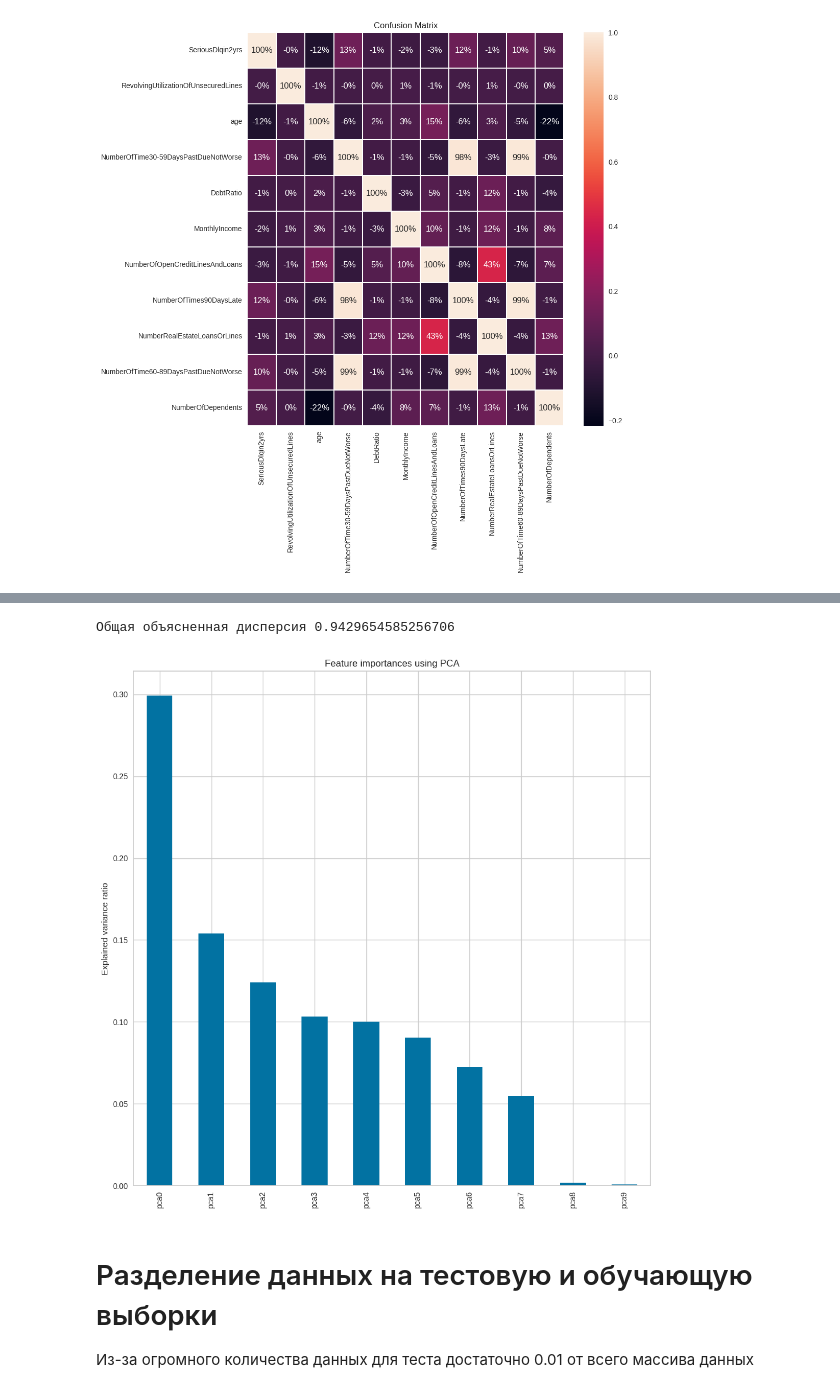
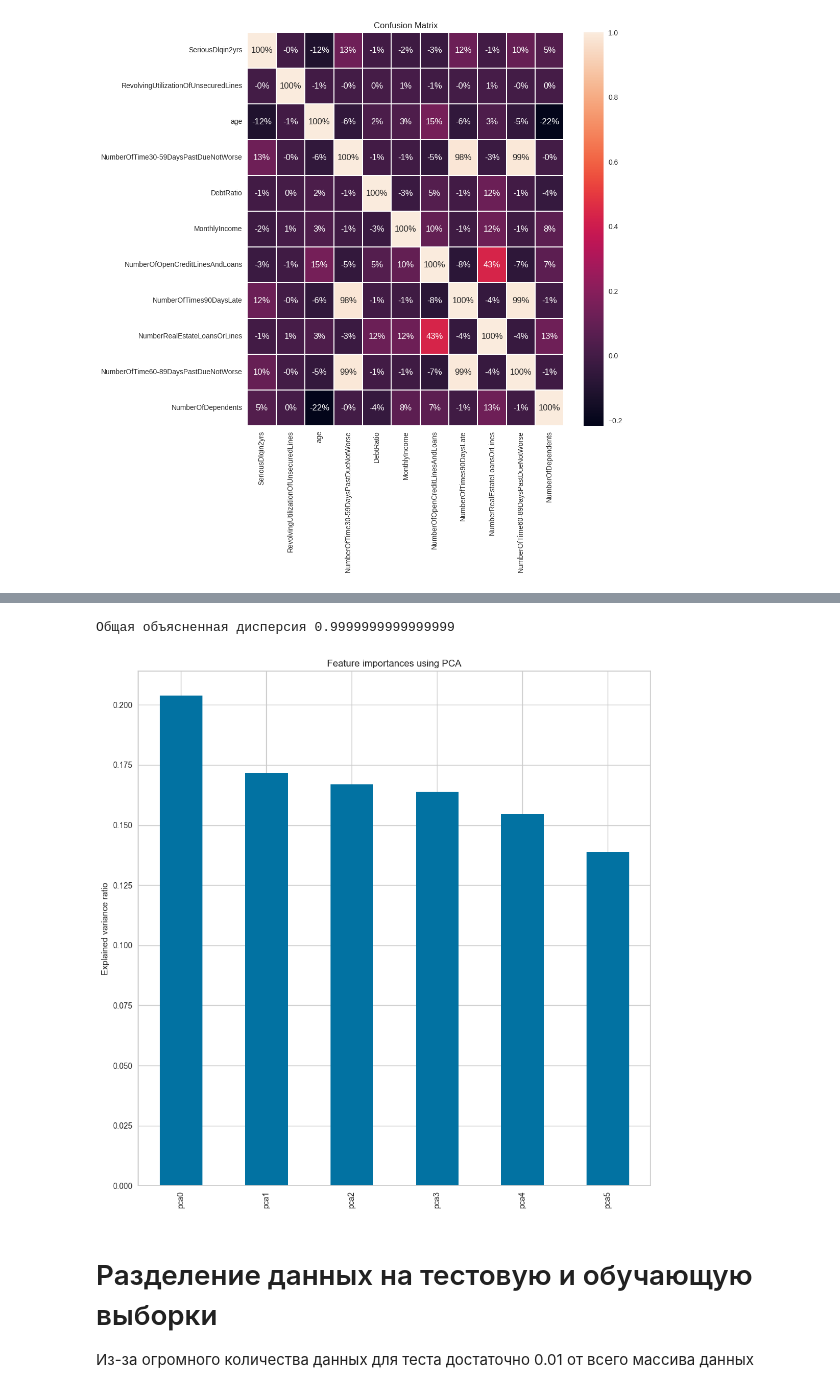
Before and after one commit to l00fi/bayes_optimization, a Jupyter notebook: main.ipynb, the cells around one changed output, grey strips where cells are left out. Drawn from its saved outputs; the diff is of its cells as text; code cells hidden in the pictures.

```diff
--- a/main.ipynb
+++ b/main.ipynb
@@ -238,3 +290,8 @@ for column in data.columns:
+# %%
+scaler = Binarizer(threshold=0)  # Пороговое значение для бинаризации
+data.loc[:, "NumberOfTime30-59DaysPastDueNotWorse"] = scaler.fit_transform(data.loc[:, "NumberOfTime30-59DaysPastDueNotWorse"])
+data.loc[:, "NumberOfTimes90DaysLate"] = scaler.fit_transform(data.loc[:, "NumberOfTime30-59DaysPastDueNotWorse"])
+data.loc[:, "NumberOfTime60-89DaysPastDueNotWorse"] = scaler.fit_transform(data.loc[:, "NumberOfTime30-59DaysPastDueNotWorse"])
 # %% [markdown]
 ## Корреляционная матрица
 # %%
@@ -279,27 +379,34 @@ fig.tight_layout()
+# %%
+X_random_forest = X.loc[:,["RevolvingUtilizationOfUnsecuredLines",
+                           "age",
+                           "NumberOfTime30-59DaysPastDueNotWorse",
+                           "DebtRatio",
+                           "MonthlyIncome",
+                           "NumberOfOpenCreditLinesAndLoans"]]
+
+scaler = StandardScaler()
+scaled_X = scaler.fit_transform(X_random_forest)
+
+pca_machine = PCA(n_components=min(X_random_forest.shape[0], X_random_forest.shape[1]), svd_solver="covariance_eigh")
+
+pca_X = pca_machine.fit(pd.DataFrame(scaled_X, columns=X_random_forest.columns.values))
+
+pca_importances = pd.Series(pca_X.explained_variance_ratio_, index=pca_X.get_feature_names_out())
 # %%
-scaler = StandardScaler()
-scaled_X = scaler.fit_transform(X)
-
-pca_machine = PCA(n_components=min(X.shape[0], X.shape[1]), svd_solver="covariance_eigh")
-
-pca_X = pca_machine.fit(pd.DataFrame(scaled_X, columns=X.columns.values))
-
-pca_importances = pd.Series(pca_X.explained_variance_ratio_, index=pca_X.get_feature_names_out())
-
 fig, ax = plt.subplots(figsize=(10,10))
 pca_importances.plot.bar(ax=ax)
 ax.set_title("Feature importances using PCA")
 ax.set_ylabel("Explained variance ratio")
-ax.set_xticks(np.arange(0, 10, 1), labels=pca_X.get_feature_names_out())
+ax.set_xticks(np.arange(0, X_random_forest.shape[1], 1), labels=pca_X.get_feature_names_out())
 fig.tight_layout()
 
-most_explainde_pca_X = pca_X.explained_variance_ratio_[:7]
+most_explainde_pca_X = pca_X.explained_variance_ratio_[:6]
 print(f"Общая объясненная дисперсия {most_explainde_pca_X.sum()}")
 
-transformed_X = pca_machine.transform(pd.DataFrame(scaled_X, columns=X.columns.values))
+transformed_X = pca_machine.transform(pd.DataFrame(scaled_X, columns=X_random_forest.columns.values))
 # %% [output]
-Общая объясненная дисперсия 0.9429654585256706
+Общая объясненная дисперсия 0.9999999999999999
-[figure, old version]
+[figure, new version]
 # %% [markdown]
 # Разделение данных на тестовую и обучающую выборки
 
```
Also changed, not shown: parts of 78 cells of this notebook, 1 other file.
